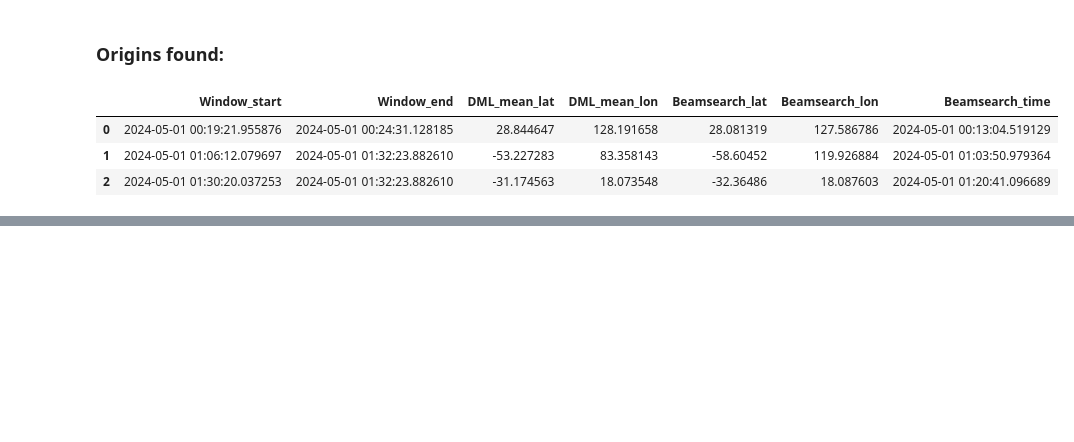
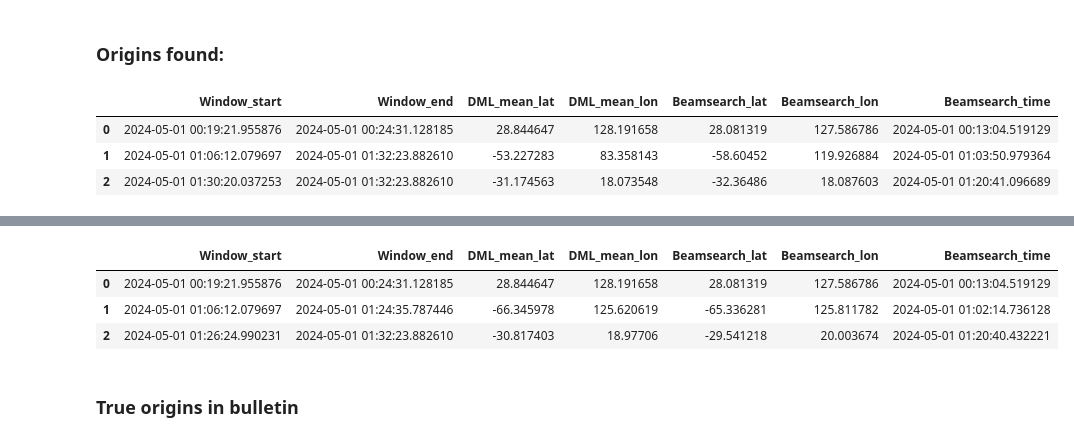
Before and after one commit to JPaceGTC/randl_client, a Jupyter notebook: Client_Example_Use.ipynb, the cells around one changed output, grey strips where cells are left out. Cells and saved outputs as stored; diff of their text form; code cells hidden in the pictures; blank space fills up the shorter version.

```diff
--- a/Client_Example_Use.ipynb
+++ b/Client_Example_Use.ipynb
@@ -321,0 +462,9 @@ centroid
+# %%
+origins
+# %% [output]
+|  | Window_start | Window_end | DML_mean_lat | DML_mean_lon | Beamsearch_lat | Beamsearch_lon | Beamsearch_time |
+| 0 | 2024-05-01 00:19:21.955876 | 2024-05-01 00:24:31.128185 | 28.844647 | 128.191658 | 28.081319 | 127.586786 | 2024-05-01 00:13:04.519129 |
+| 1 | 2024-05-01 01:06:12.079697 | 2024-05-01 01:24:35.787446 | -66.345978 | 125.620619 | -65.336281 | 125.811782 | 2024-05-01 01:02:14.736128 |
+| 2 | 2024-05-01 01:26:24.990231 | 2024-05-01 01:32:23.882610 | -30.817403 | 18.97706 | -29.541218 | 20.003674 | 2024-05-01 01:20:40.432221 |
+# %% [markdown]
+### True origins in bulletin
```
Also changed, not shown: parts of 16 cells of this notebook.
